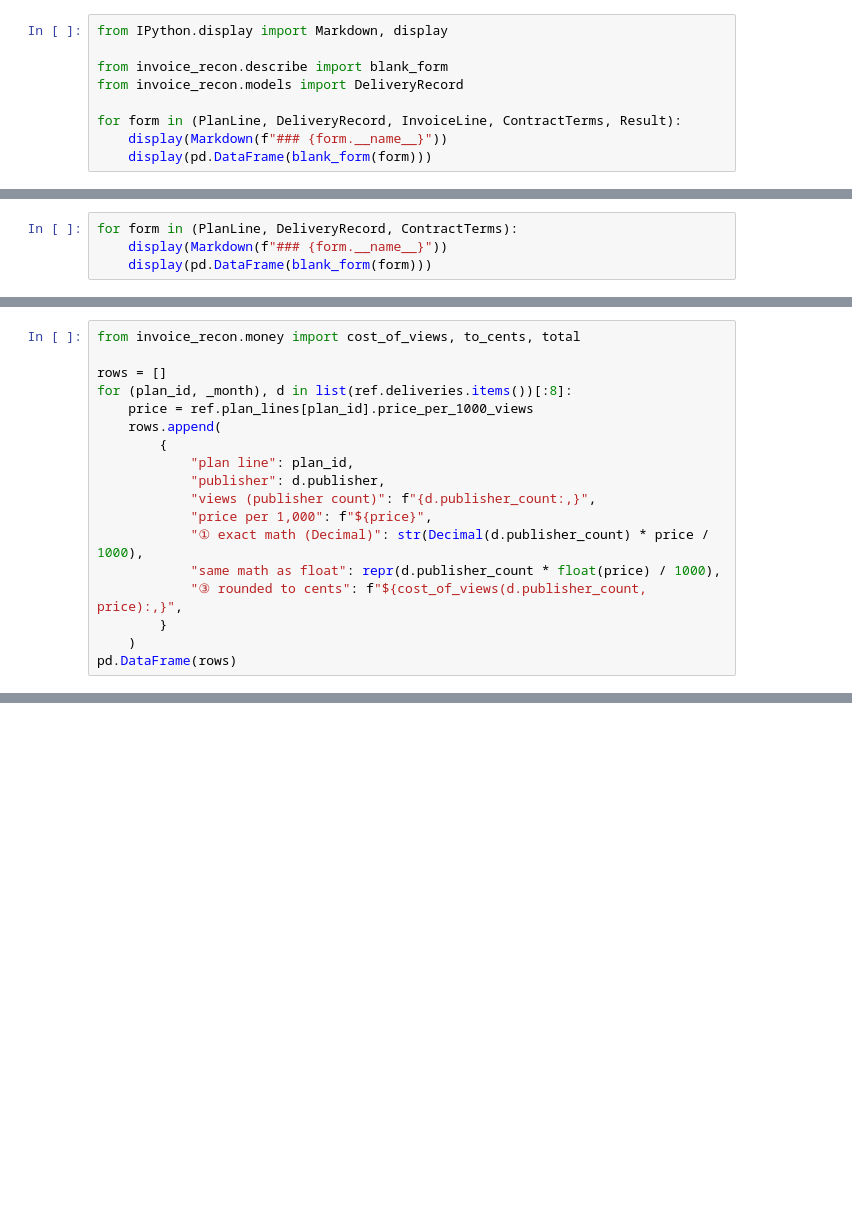
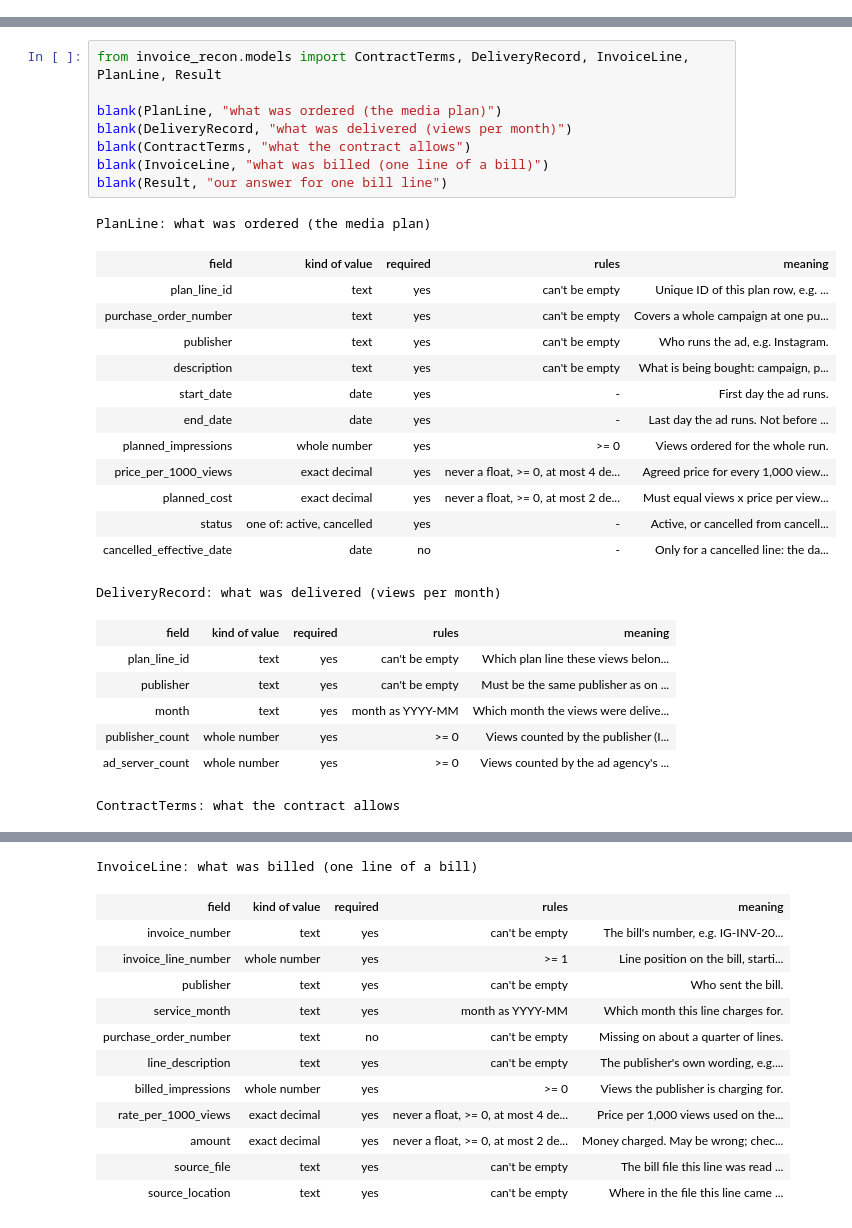
Before and after one commit to aishwaryasalvi777/media-invoice-reconciliation-agent, a Jupyter notebook: notebooks/walkthrough.ipynb, the cells around one changed output, grey strips where cells are left out. Cells and saved outputs as stored; diff of their text form; blank space fills up the shorter version.

```diff
--- a/notebooks/walkthrough.ipynb
+++ b/notebooks/walkthrough.ipynb
@@ -43,9 +0,0 @@ value it holds, and its rules. These tables are produced **from the code in
-# %%
-from IPython.display import Markdown, display
-
-from invoice_recon.describe import blank_form
-from invoice_recon.models import DeliveryRecord
-
-for form in (PlanLine, DeliveryRecord, InvoiceLine, ContractTerms, Result):
-    display(Markdown(f"### {form.__name__}"))
-    display(pd.DataFrame(blank_form(form)))
@@ -336,4 +0,0 @@ contracts.json: the first contract, as raw text
-# %%
-for form in (PlanLine, DeliveryRecord, ContractTerms):
-    display(Markdown(f"### {form.__name__}"))
-    display(pd.DataFrame(blank_form(form)))
@@ -567,18 +0,0 @@ has many decimal places. The float version is shown too, for comparison.
-# %%
-from invoice_recon.money import cost_of_views, to_cents, total
-
-rows = []
-for (plan_id, _month), d in list(ref.deliveries.items())[:8]:
-    price = ref.plan_lines[plan_id].price_per_1000_views
-    rows.append(
-        {
-            "plan line": plan_id,
-            "publisher": d.publisher,
-            "views (publisher count)": f"{d.publisher_count:,}",
-            "price per 1,000": f"${price}",
-            "① exact math (Decimal)": str(Decimal(d.publisher_count) * price / 1000),
-            "same math as float": repr(d.publisher_count * float(price) / 1000),
-            "③ rounded to cents": f"${cost_of_views(d.publisher_count, price):,}",
-        }
-    )
-pd.DataFrame(rows)
@@ -675,0 +58,30 @@ print(f"{len(instagram_january)} lines, total ${total(instagram_january):,}")
+# %%
+from invoice_recon.models import ContractTerms, DeliveryRecord, InvoiceLine, PlanLine, Result
+
+blank(PlanLine, "what was ordered (the media plan)")
+blank(DeliveryRecord, "what was delivered (views per month)")
+blank(ContractTerms, "what the contract allows")
+blank(InvoiceLine, "what was billed (one line of a bill)")
+blank(Result, "our answer for one bill line")
+# %% [output]
+PlanLine: what was ordered (the media plan)
+| field | kind of value | required | rules | meaning |
+| plan_line_id | text | yes | can't be empty | Unique ID of this plan row, e.g. ... |
+| purchase_order_number | text | yes | can't be empty | Covers a whole campaign at one pu... |
+| publisher | text | yes | can't be empty | Who runs the ad, e.g. Instagram. |
+| description | text | yes | can't be empty | What is being bought: campaign, p... |
+| start_date | date | yes | - | First day the ad runs. |
+| end_date | date | yes | - | Last day the ad runs. Not before ... |
+| planned_impressions | whole number | yes | >= 0 | Views ordered for the whole run. |
+| price_per_1000_views | exact decimal | yes | never a float, >= 0, at most 4 de... | Agreed price for every 1,000 view... |
+| planned_cost | exact decimal | yes | never a float, >= 0, at most 2 de... | Must equal views x price per view... |
+| status | one of: active, cancelled | yes | - | Active, or cancelled from cancell... |
+| cancelled_effective_date | date | no | - | Only for a cancelled line: the da... |
+DeliveryRecord: what was delivered (views per month)
+| field | kind of value | required | rules | meaning |
+| plan_line_id | text | yes | can't be empty | Which plan line these views belon... |
+| publisher | text | yes | can't be empty | Must be the same publisher as on ... |
+| month | text | yes | month as YYYY-MM | Which month the views were delive... |
+| publisher_count | whole number | yes | >= 0 | Views counted by the publisher (I... |
+| ad_server_count | whole number | yes | >= 0 | Views counted by the ad agency's ... |
+ContractTerms: what the contract allows
@@ -675,0 +95,13 @@ print(f"{len(instagram_january)} lines, total ${total(instagram_january):,}")
+InvoiceLine: what was billed (one line of a bill)
+| field | kind of value | required | rules | meaning |
+| invoice_number | text | yes | can't be empty | The bill's number, e.g. IG-INV-20... |
+| invoice_line_number | whole number | yes | >= 1 | Line position on the bill, starti... |
+| publisher | text | yes | can't be empty | Who sent the bill. |
+| service_month | text | yes | month as YYYY-MM | Which month this line charges for. |
+| purchase_order_number | text | no | can't be empty | Missing on about a quarter of lines. |
+| line_description | text | yes | can't be empty | The publisher's own wording, e.g.... |
+| billed_impressions | whole number | yes | >= 0 | Views the publisher is charging for. |
+| rate_per_1000_views | exact decimal | yes | never a float, >= 0, at most 4 de... | Price per 1,000 views used on the... |
+| amount | exact decimal | yes | never a float, >= 0, at most 2 de... | Money charged. May be wrong; chec... |
+| source_file | text | yes | can't be empty | The bill file this line was read ... |
+| source_location | text | yes | can't be empty | Where in the file this line came ... |
```
Also changed, not shown: parts of 96 cells of this notebook, 16 other files.
